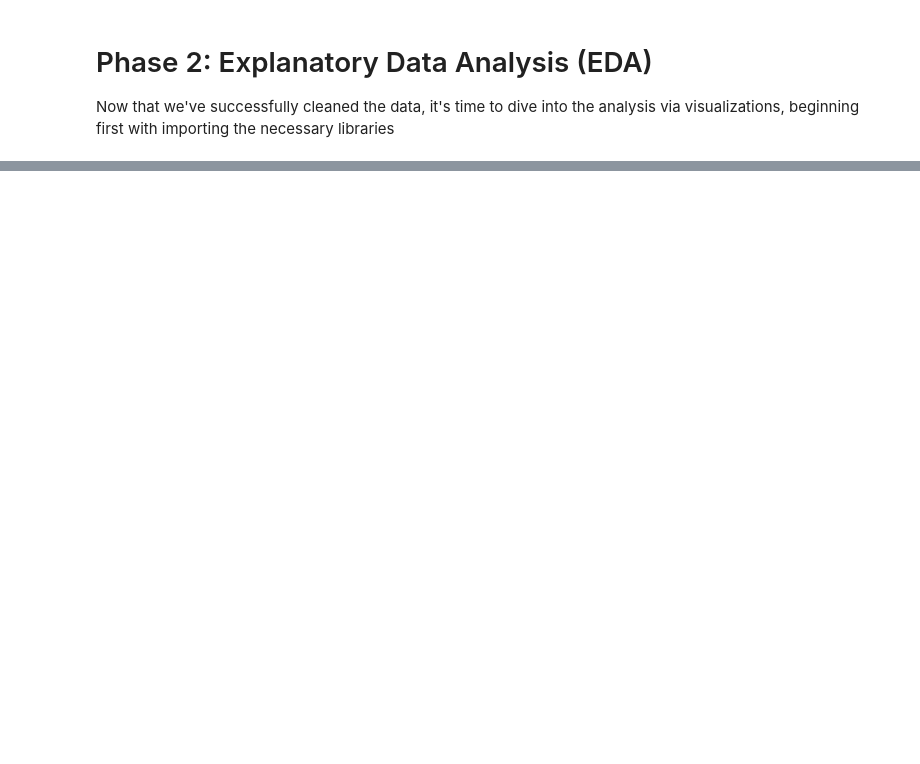
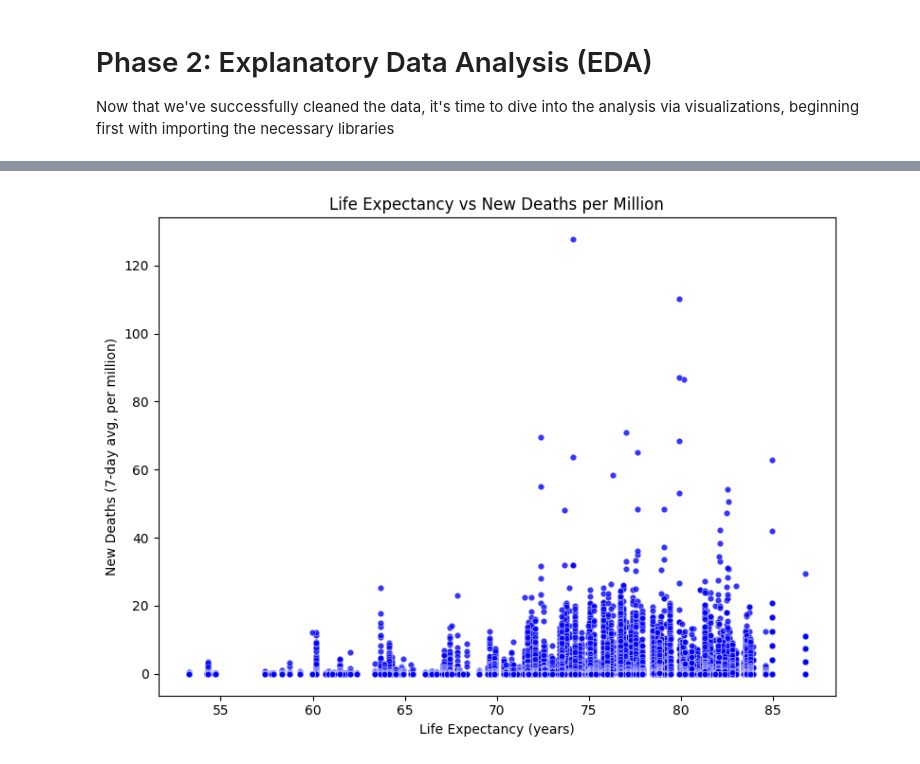
Before and after one commit to lkhellah/DataWithPython, a Jupyter notebook: data-cleaning.ipynb, the cells around one changed output, grey strips where cells are left out. Cells and saved outputs as stored; diff of their text form; code cells hidden in the pictures; blank space fills up the shorter version.

```diff
--- a/data-cleaning.ipynb
+++ b/data-cleaning.ipynb
@@ -304,0 +317,20 @@ plt.show()
+# %%
+
+
+
+plt.figure(figsize=(8,6))
+sns.scatterplot(data=covid_df_cleaned,
+    x="life_expectancy",
+    y="new_deaths_smoothed_per_million",
+    color = "blue",
+    alpha = 0.2,
+    s = 20)
+
+
+plt.title("Life Expectancy vs New Deaths per Million")
+plt.xlabel("Life Expectancy (years)")
+plt.ylabel("New Deaths (7-day avg, per million)")
+plt.tight_layout()
+plt.show()
+# %% [output]
+[figure, added]
```
Also changed, not shown: parts of 7 cells of this notebook.
